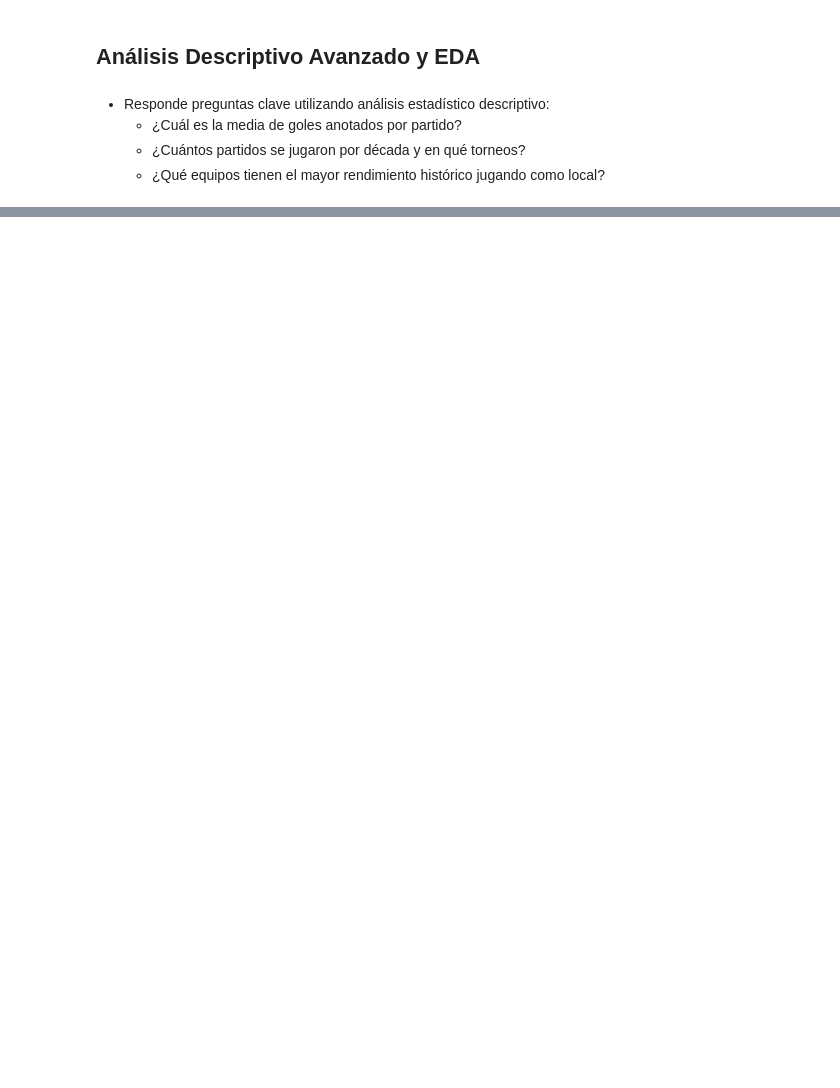
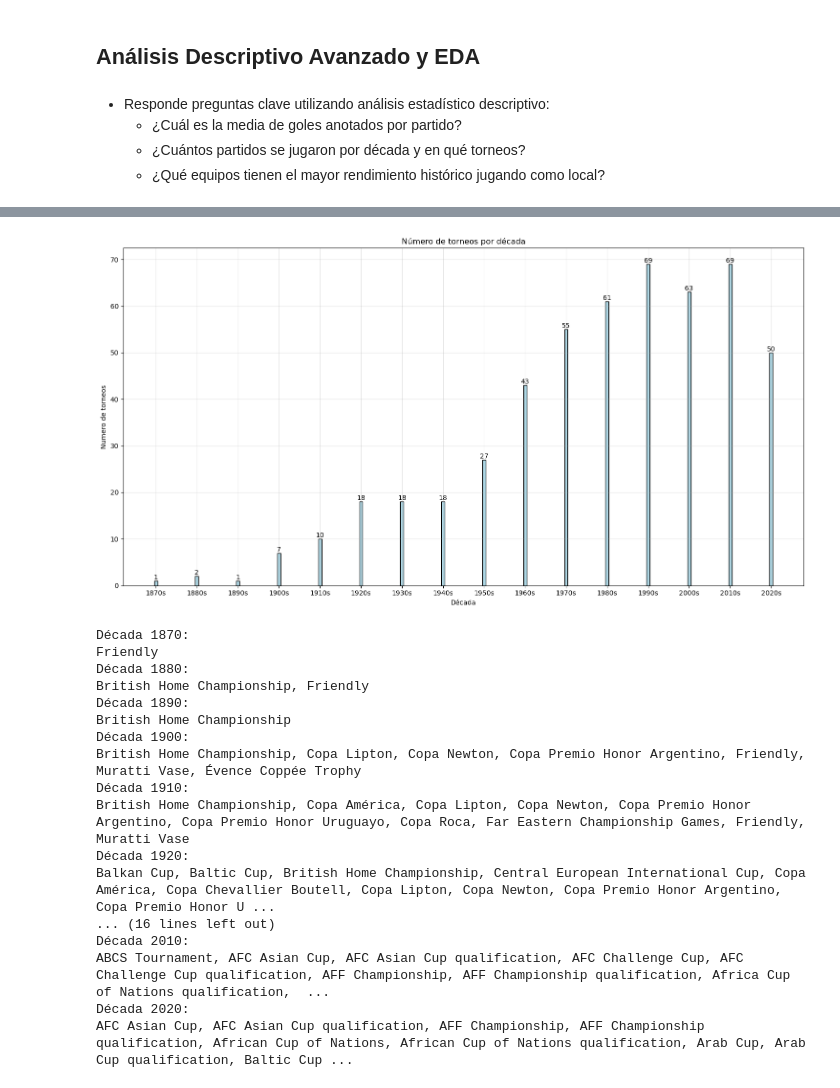
Before and after one commit to nestorojeda/MatematicasFeedback, a Jupyter notebook: code/notebook.ipynb, the cells around one changed output, grey strips where cells are left out. Saved outputs shown, nothing was run; the diff lists cells and outputs as text; code cells hidden in the pictures; blank space fills up the shorter version.

```diff
--- a/code/notebook.ipynb
+++ b/code/notebook.ipynb
@@ -227,0 +205,5 @@ local?
+# %%
+# Partidos jugados en cada decada
+results_df['decade'] = results_df['date'].dt.year // 10 * 10
+decade_counts = results_df['decade'].value_counts().sort_index()
+decade_counts
@@ -227,0 +245,41 @@ local?
+# %%
+tournament_decade = results_df.groupby('decade')['tournament'].nunique()
+
+plt.figure(figsize=(15, 8))
+plt.bar(tournament_decade.index, tournament_decade.values, color='lightblue', edgecolor='black')
+plt.title('Número de torneos por década')
+plt.xlabel('Década')
+plt.ylabel('Numero de torneos')
+plt.grid(True, alpha=0.3)
+plt.xticks(ticks=tournament_decade.index, labels=[f"{str(decade)}s" for decade in tournament_decade.index])
+
+for i, v in enumerate(tournament_decade.values):
+    plt.text(tournament_decade.index[i], v, str(v),
+             ha='center', va='bottom')
+
+plt.tight_layout()
+plt.show()
+
+for decade in sorted(tournament_decade.index):
+    tournaments = results_df[results_df['decade'] == decade]['tournament'].unique()
+    print(f"Década {decade}:")
+    print(', '.join(sorted(tournaments)))
+# %% [output]
+[figure, added]
+Década 1870:
+Friendly
+Década 1880:
+British Home Championship, Friendly
+Década 1890:
+British Home Championship
+Década 1900:
+British Home Championship, Copa Lipton, Copa Newton, Copa Premio Honor Argentino, Friendly, Muratti Vase, Évence Coppée Trophy
+Década 1910:
+British Home Championship, Copa América, Copa Lipton, Copa Newton, Copa Premio Honor Argentino, Copa Premio Honor Uruguayo, Copa Roca, Far Eastern Championship Games, Friendly, Muratti Vase
+Década 1920:
+Balkan Cup, Baltic Cup, British Home Championship, Central European International Cup, Copa América, Copa Chevallier Boutell, Copa Lipton, Copa Newton, Copa Premio Honor Argentino, Copa Premio Honor U ...
+... (16 lines left out)
+Década 2010:
+ABCS Tournament, AFC Asian Cup, AFC Asian Cup qualification, AFC Challenge Cup, AFC Challenge Cup qualification, AFF Championship, AFF Championship qualification, Africa Cup of Nations qualification,  ...
+Década 2020:
+AFC Asian Cup, AFC Asian Cup qualification, AFF Championship, AFF Championship qualification, African Cup of Nations, African Cup of Nations qualification, Arab Cup, Arab Cup qualification, Baltic Cup ...
```
Also changed, not shown: parts of 9 cells of this notebook.
